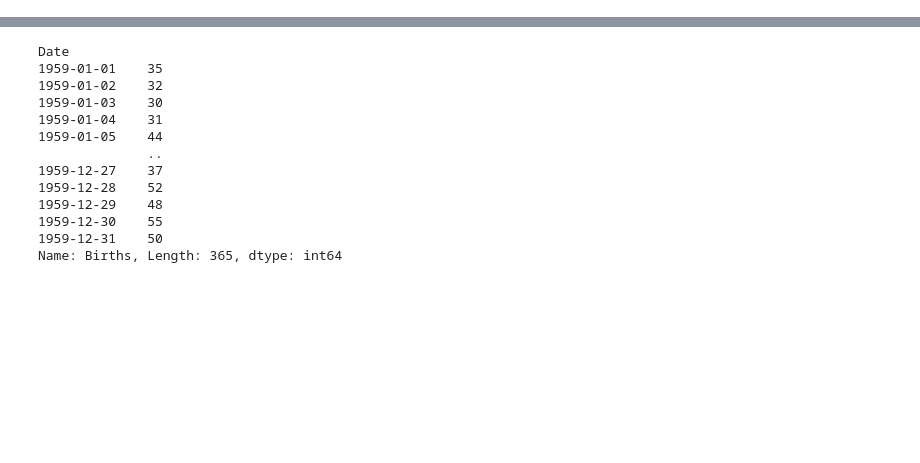
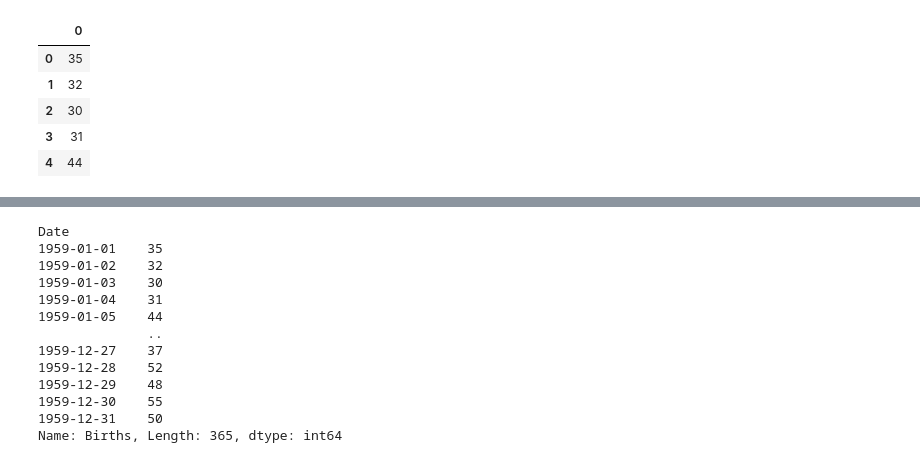
Before and after one commit to adam-gomez/forecasting-db, a Jupyter notebook: 07_moving_average_smoothing.ipynb, the cells around one changed output, grey strips where cells are left out. Saved outputs shown, nothing was run; the diff lists cells and outputs as text; code cells hidden in the pictures; blank space fills up the shorter version.

```diff
--- a/extra_notebook.ipynb
+++ b/07_moving_average_smoothing.ipynb
@@ -2,0 +68,10 @@
+# %%
+df = pd.DataFrame(series.values)
+df.head()
+# %% [output]
+|  | 0 |
+| 0 | 35 |
+| 1 | 32 |
+| 2 | 30 |
+| 3 | 31 |
+| 4 | 44 |
```
Also changed, not shown: parts of 14 cells of this notebook.
